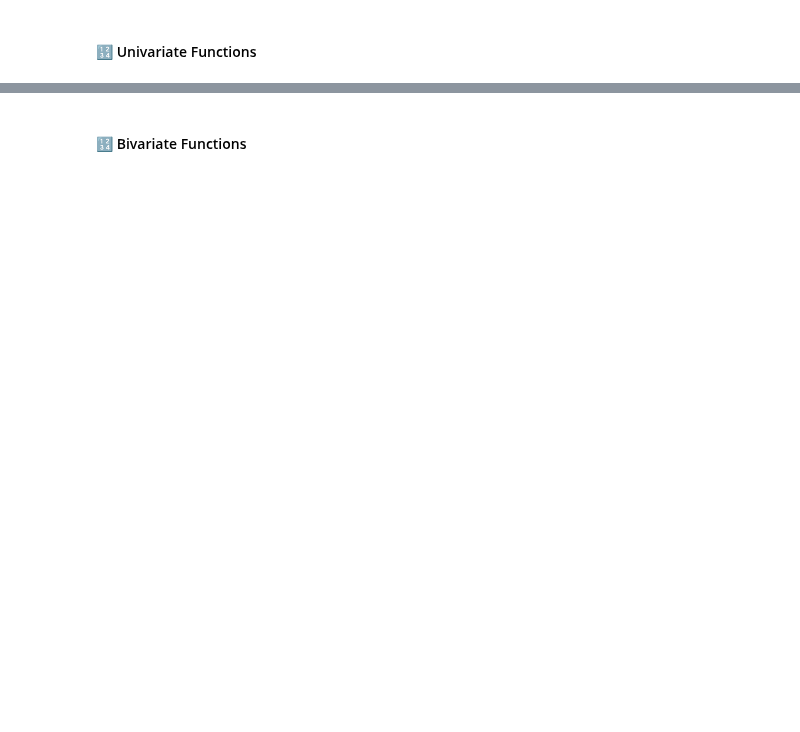
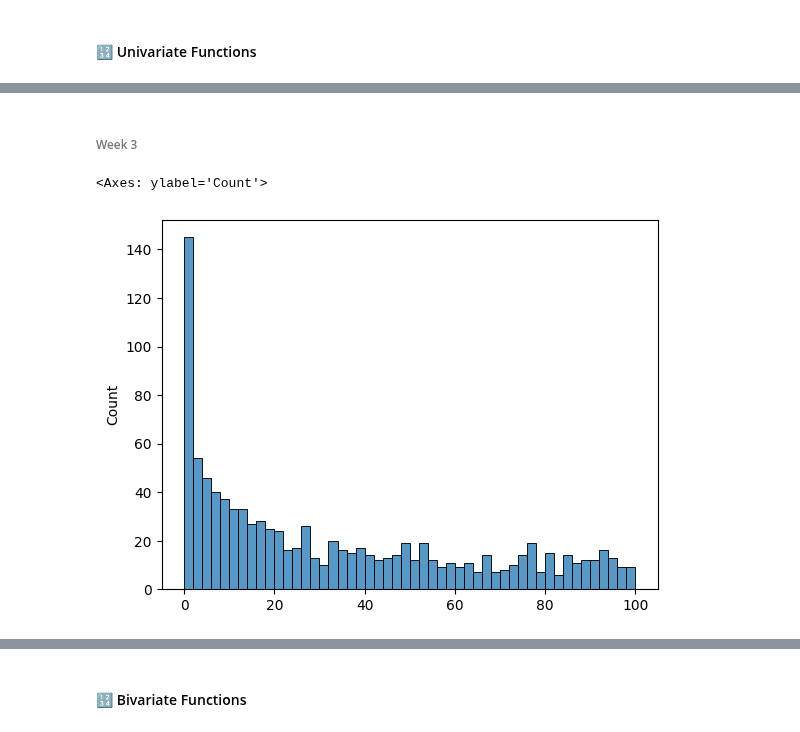
Before and after one commit to andre-bu-gitdev/O2_AI_for_Leaders_dx699, a Jupyter notebook: Milestone_4/Milestone4.ipynb, the cells around one changed output, grey strips where cells are left out. Drawn from its saved outputs; the diff is of its cells as text; code cells hidden in the pictures; blank space fills up the shorter version.

```diff
--- a/Milestone_4/Milestone4.ipynb
+++ b/Milestone_4/Milestone4.ipynb
@@ -12,0 +54,13 @@ NameError: name 'pd' is not defined
+# %% [markdown]
+###### Week 3
+# %%
+# Week 3
+## create random array for visual
+np.random.seed(0)
+lesson_series = np.round(np.random.random(size = 1000)**2 * 100, 2)
+lesson_series[0:10]
+## plot histogram (with bins parameters)
+sns.histplot(lesson_series, bins = 50)
+# %% [output]
+<Axes: ylabel='Count'>
+[figure, added]
```
Also changed, not shown: parts of 11 cells of this notebook.
